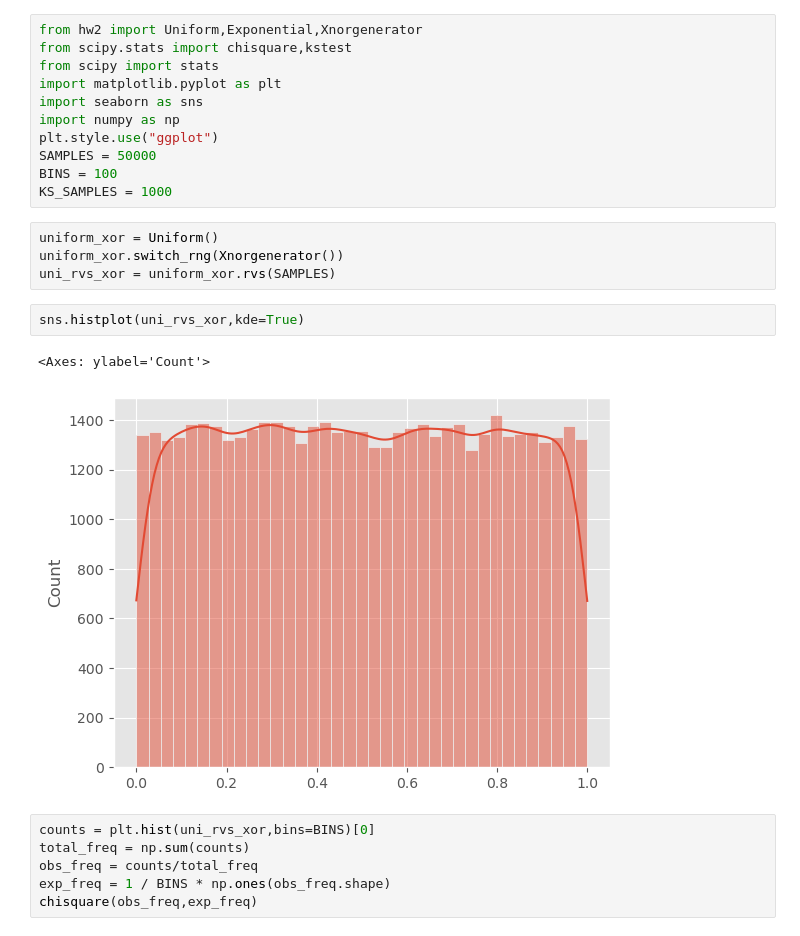
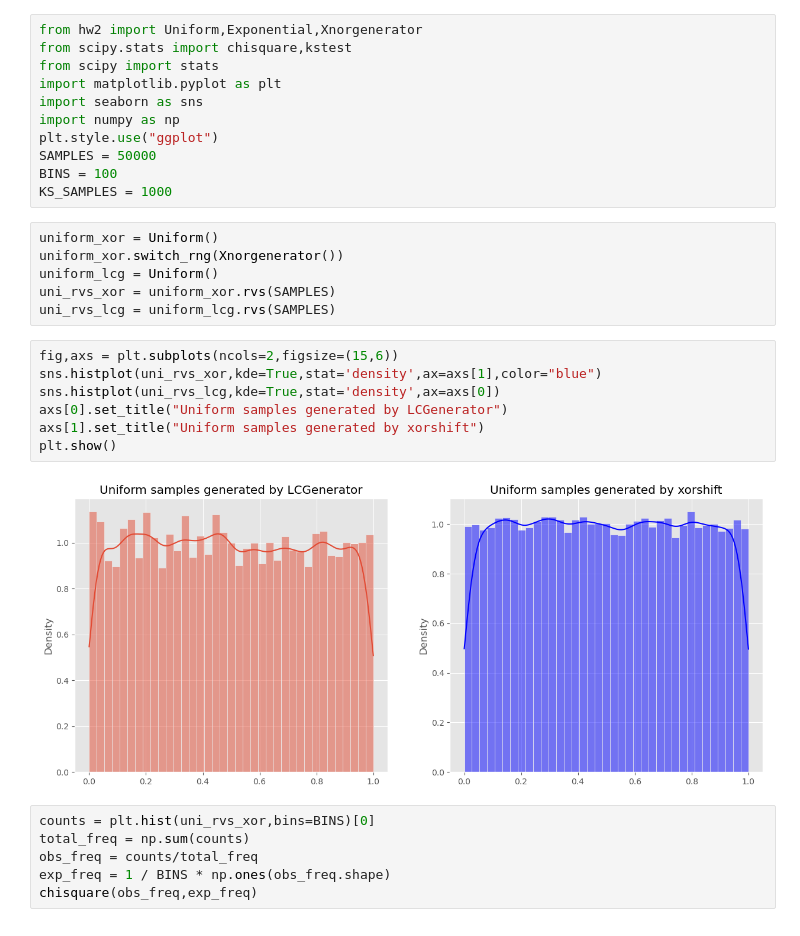
Before and after one commit to QinXu12345/hw2, a Jupyter notebook: test.ipynb, the cells around one changed output. Drawn from its saved outputs; the diff is of its cells as text.

```diff
--- a/test.ipynb
+++ b/test.ipynb
@@ -12,12 +12,18 @@ KS_SAMPLES = 1000
 # %%
 uniform_xor = Uniform()
 uniform_xor.switch_rng(Xnorgenerator())
+uniform_lcg = Uniform()
 uni_rvs_xor = uniform_xor.rvs(SAMPLES)
+uni_rvs_lcg = uniform_lcg.rvs(SAMPLES)
-# %%
-sns.histplot(uni_rvs_xor,kde=True)
-# %% [output]
-<Axes: ylabel='Count'>
-[figure, removed]
+# %%
+fig,axs = plt.subplots(ncols=2,figsize=(15,6))
+sns.histplot(uni_rvs_xor,kde=True,stat='density',ax=axs[1],color="blue")
+sns.histplot(uni_rvs_lcg,kde=True,stat='density',ax=axs[0])
+axs[0].set_title("Uniform samples generated by LCGenerator")
+axs[1].set_title("Uniform samples generated by xorshift")
+plt.show()
+# %% [output]
+[figure, added]
 # %%
 counts = plt.hist(uni_rvs_xor,bins=BINS)[0]
 total_freq = np.sum(counts)
```
Also changed, not shown: parts of 10 cells of this notebook.
